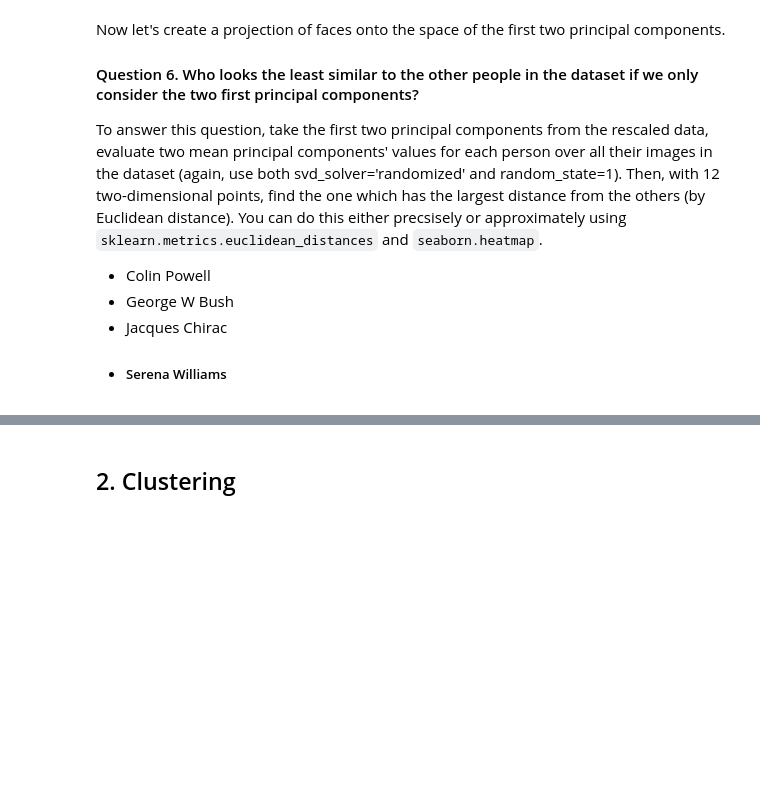
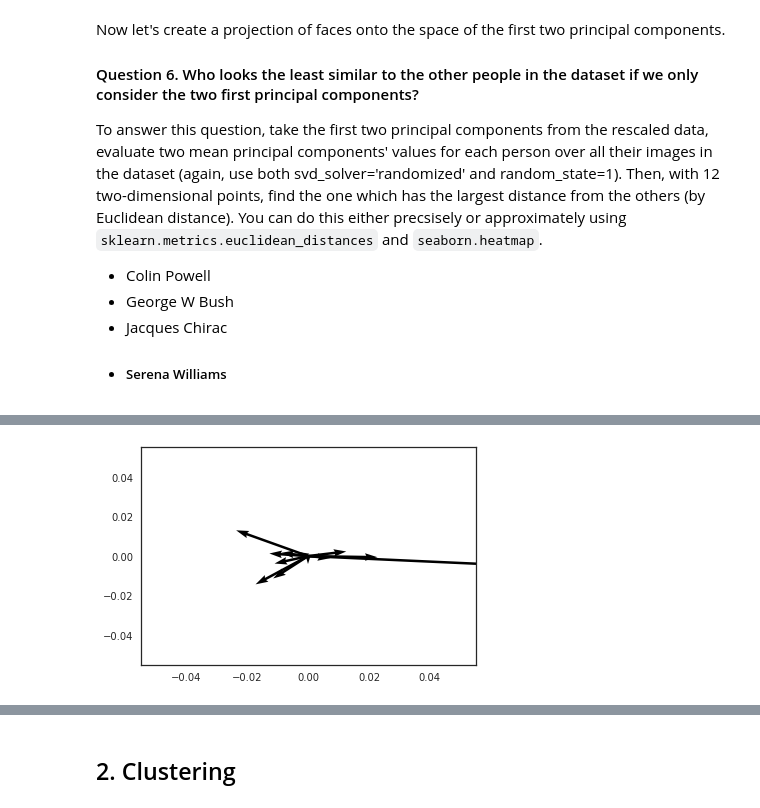
Before and after one commit to kalkolab/mlcourse_open, a Jupyter notebook: jupyter_english/topic07_unsupervised/assignment7_pca_clustering.ipynb, the cells around one changed output, grey strips where cells are left out. Cells and saved outputs as stored; diff of their text form; code cells hidden in the pictures; blank space fills up the shorter version.

```diff
--- a/jupyter_english/topic07_unsupervised/assignment7_pca_clustering.ipynb
+++ b/jupyter_english/topic07_unsupervised/assignment7_pca_clustering.ipynb
@@ -190,0 +202,7 @@ print(lfw_people.target_names[10])
+# %%
+origin = [0], [0] # origin point
+
+plt.quiver(*origin, np.array(vectors)[:,0],np.array(vectors)[:,1], scale = 50)
+plt.show()
+# %% [output]
+[figure, added]
```
Also changed, not shown: parts of 9 cells of this notebook, 2 other files.
